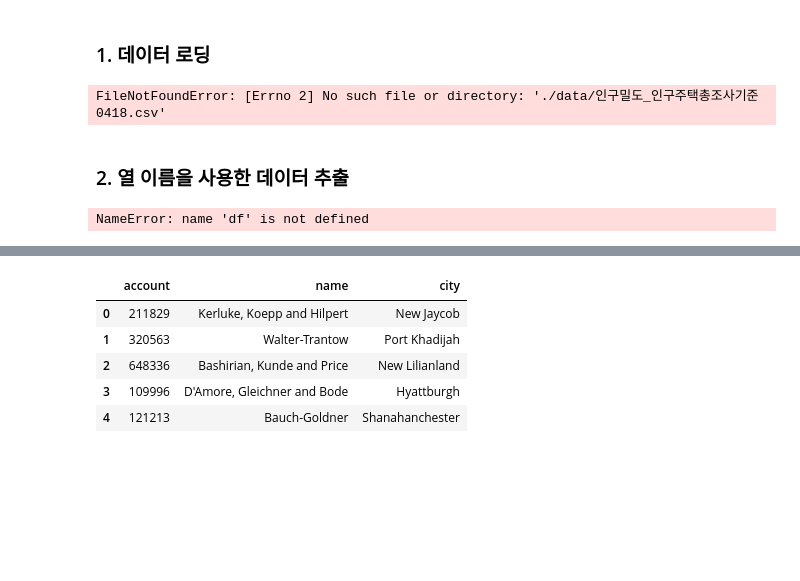
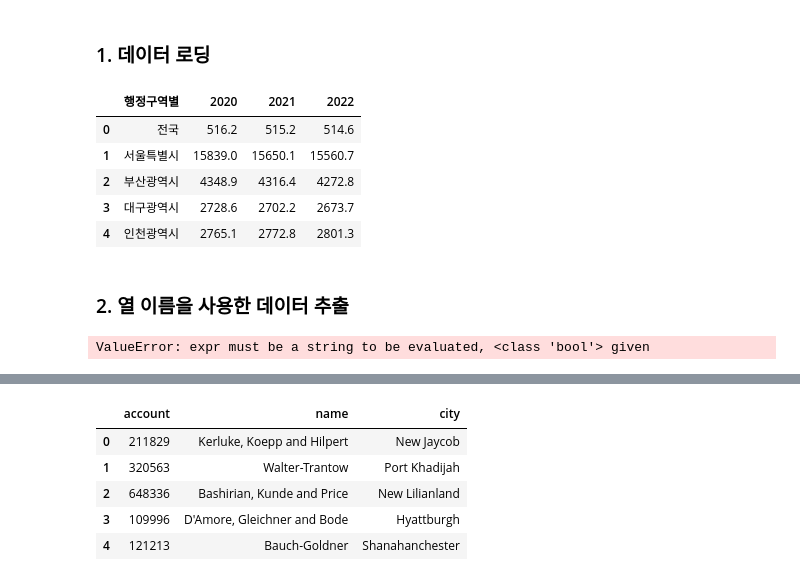
Before and after one commit to kangeunkyeong/dataAnalysis, a Jupyter notebook: 2_데이터분석_02_라이브러리_Pandas_배포(2).ipynb, the cells around one changed output, grey strips where cells are left out. Cells and saved outputs as stored; diff of their text form; code cells hidden in the pictures; blank space fills up the shorter version.

```diff
--- a/2_데이터분석_02_라이브러리_Pandas_배포(2).ipynb
+++ b/2_데이터분석_02_라이브러리_Pandas_배포(2).ipynb
@@ -466,19 +466,28 @@ df
 # %% [markdown]
 ### 1. 데이터 로딩
 # %%
-filename = ('./data/인구밀도_인구주택총조사기준0418.csv')
+import pandas as pd
 
-df = pd.read_csv(filename)
-df.head(3) ## 앞에 한 5개 정도
+filename = './인구밀도_인구주택총조사기준0418.csv'
+
+
+
+df = pd.read_csv(filename, encoding = 'cp949')
+df.head() ## 앞에 한 5개 정도
 # %% [output]
-FileNotFoundError: [Errno 2] No such file or directory: './data/인구밀도_인구주택총조사기준0418.csv'
+|  | 행정구역별 | 2020 | 2021 | 2022 |
+| 0 | 전국 | 516.2 | 515.2 | 514.6 |
+| 1 | 서울특별시 | 15839.0 | 15650.1 | 15560.7 |
+| 2 | 부산광역시 | 4348.9 | 4316.4 | 4272.8 |
+| 3 | 대구광역시 | 2728.6 | 2702.2 | 2673.7 |
+| 4 | 인천광역시 | 2765.1 | 2772.8 | 2801.3 |
 # %% [markdown]
 ### 2. 열 이름을 사용한 데이터 추출
 # %%
 df.query('행정구역별' == '서울특별시')
 df.query("행정구역별 in ('서울특별시', '경기도') and `2021` > 10000")
 # %% [output]
-NameError: name 'df' is not defined
+ValueError: expr must be a string to be evaluated, <class 'bool'> given
 # %%
 # Pandas?DataFrame에서 유용하게 사용하는 함수
 df.info() #데이터의 정보
```
Also changed, not shown: parts of 11 cells of this notebook.
